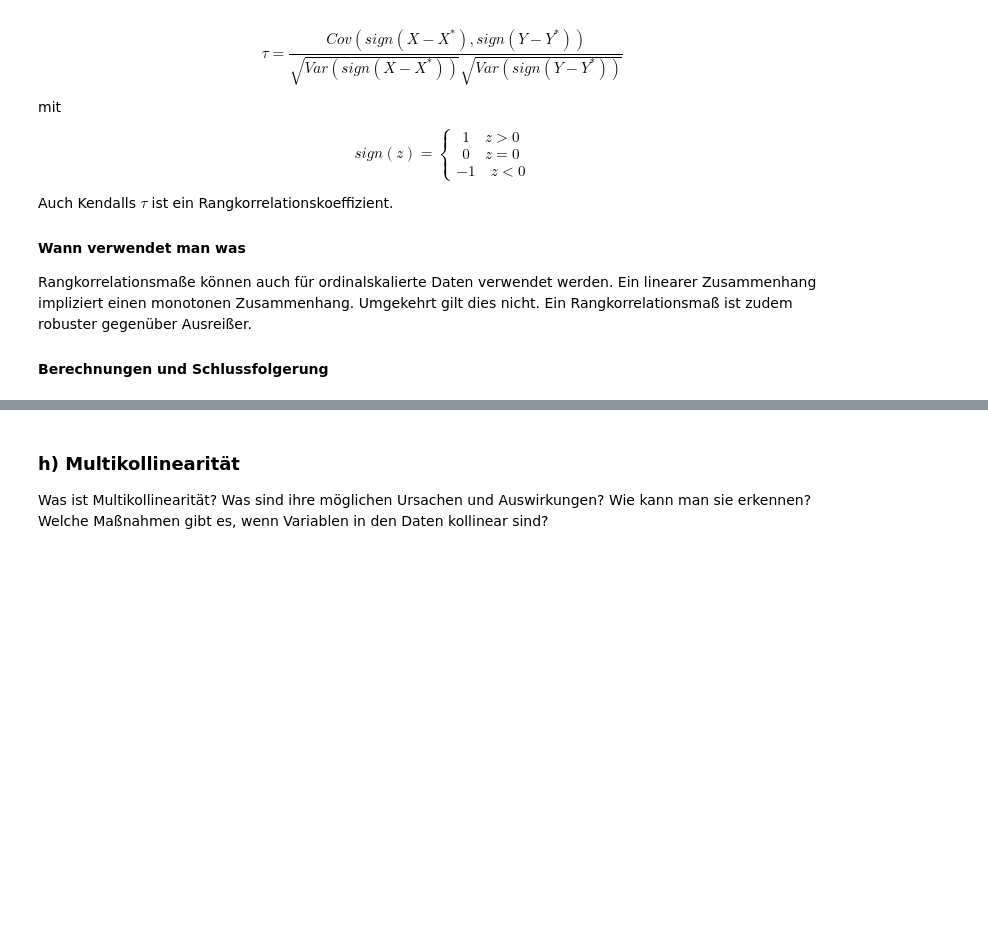
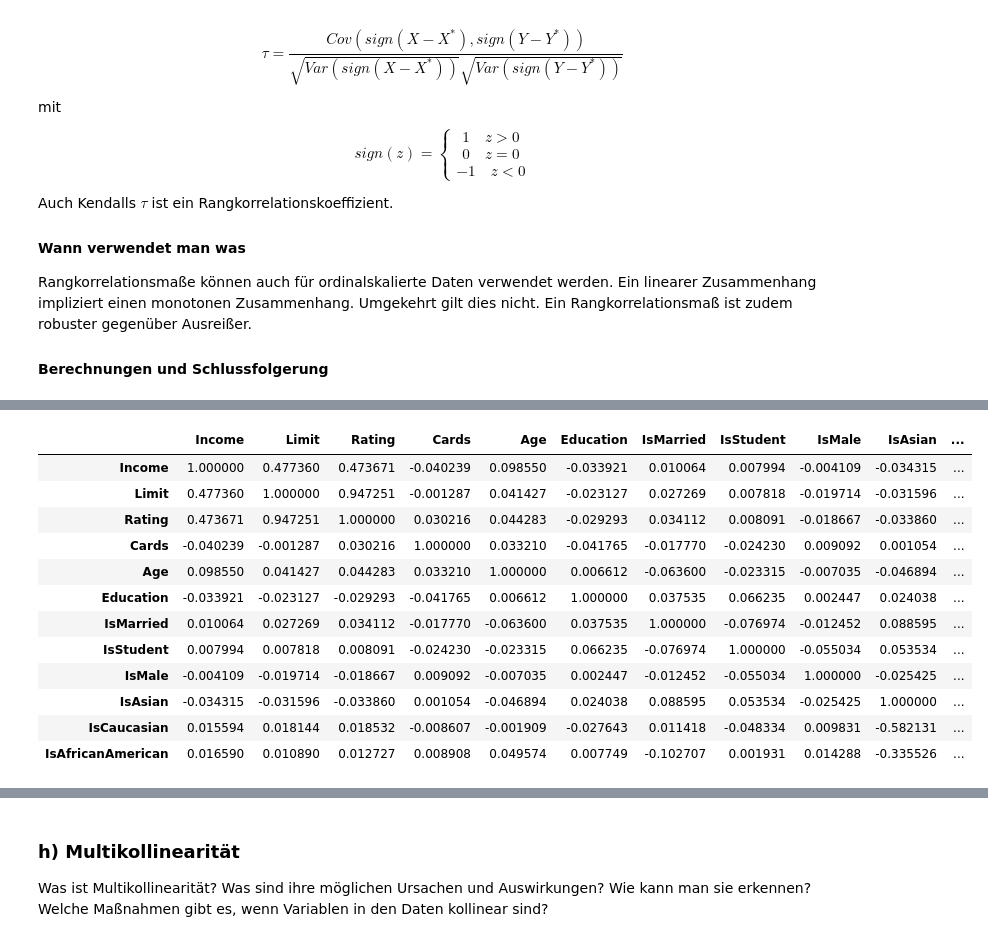
Before and after one commit to tecoKIT/smart-data-analytics, a Jupyter notebook: Uebung1/Exercise4_Carmen.ipynb, the cells around one changed output, grey strips where cells are left out. Drawn from its saved outputs; the diff is of its cells as text; code cells hidden in the pictures; blank space fills up the shorter version.

```diff
--- a/Uebung1/Exercise4_Carmen.ipynb
+++ b/Uebung1/Exercise4_Carmen.ipynb
@@ -303,0 +486,18 @@ Ein Rangkorrelationsmaß ist zudem robuster gegenüber Ausreißer.
+# %%
+# Kendalls Correlation
+corr_kendall = X.corr('kendall')
+corr_kendall
+# %% [output]
+|  | Income | Limit | Rating | Cards | Age | Education | IsMarried | IsStudent | IsMale | IsAsian | ... |
+| Income | 1.000000 | 0.477360 | 0.473671 | -0.040239 | 0.098550 | -0.033921 | 0.010064 | 0.007994 | -0.004109 | -0.034315 | ... |
+| Limit | 0.477360 | 1.000000 | 0.947251 | -0.001287 | 0.041427 | -0.023127 | 0.027269 | 0.007818 | -0.019714 | -0.031596 | ... |
+| Rating | 0.473671 | 0.947251 | 1.000000 | 0.030216 | 0.044283 | -0.029293 | 0.034112 | 0.008091 | -0.018667 | -0.033860 | ... |
+| Cards | -0.040239 | -0.001287 | 0.030216 | 1.000000 | 0.033210 | -0.041765 | -0.017770 | -0.024230 | 0.009092 | 0.001054 | ... |
+| Age | 0.098550 | 0.041427 | 0.044283 | 0.033210 | 1.000000 | 0.006612 | -0.063600 | -0.023315 | -0.007035 | -0.046894 | ... |
+| Education | -0.033921 | -0.023127 | -0.029293 | -0.041765 | 0.006612 | 1.000000 | 0.037535 | 0.066235 | 0.002447 | 0.024038 | ... |
+| IsMarried | 0.010064 | 0.027269 | 0.034112 | -0.017770 | -0.063600 | 0.037535 | 1.000000 | -0.076974 | -0.012452 | 0.088595 | ... |
+| IsStudent | 0.007994 | 0.007818 | 0.008091 | -0.024230 | -0.023315 | 0.066235 | -0.076974 | 1.000000 | -0.055034 | 0.053534 | ... |
+| IsMale | -0.004109 | -0.019714 | -0.018667 | 0.009092 | -0.007035 | 0.002447 | -0.012452 | -0.055034 | 1.000000 | -0.025425 | ... |
+| IsAsian | -0.034315 | -0.031596 | -0.033860 | 0.001054 | -0.046894 | 0.024038 | 0.088595 | 0.053534 | -0.025425 | 1.000000 | ... |
+| IsCaucasian | 0.015594 | 0.018144 | 0.018532 | -0.008607 | -0.001909 | -0.027643 | 0.011418 | -0.048334 | 0.009831 | -0.582131 | ... |
+| IsAfricanAmerican | 0.016590 | 0.010890 | 0.012727 | 0.008908 | 0.049574 | 0.007749 | -0.102707 | 0.001931 | 0.014288 | -0.335526 | ... |
```
Also changed, not shown: parts of 30 cells of this notebook.
